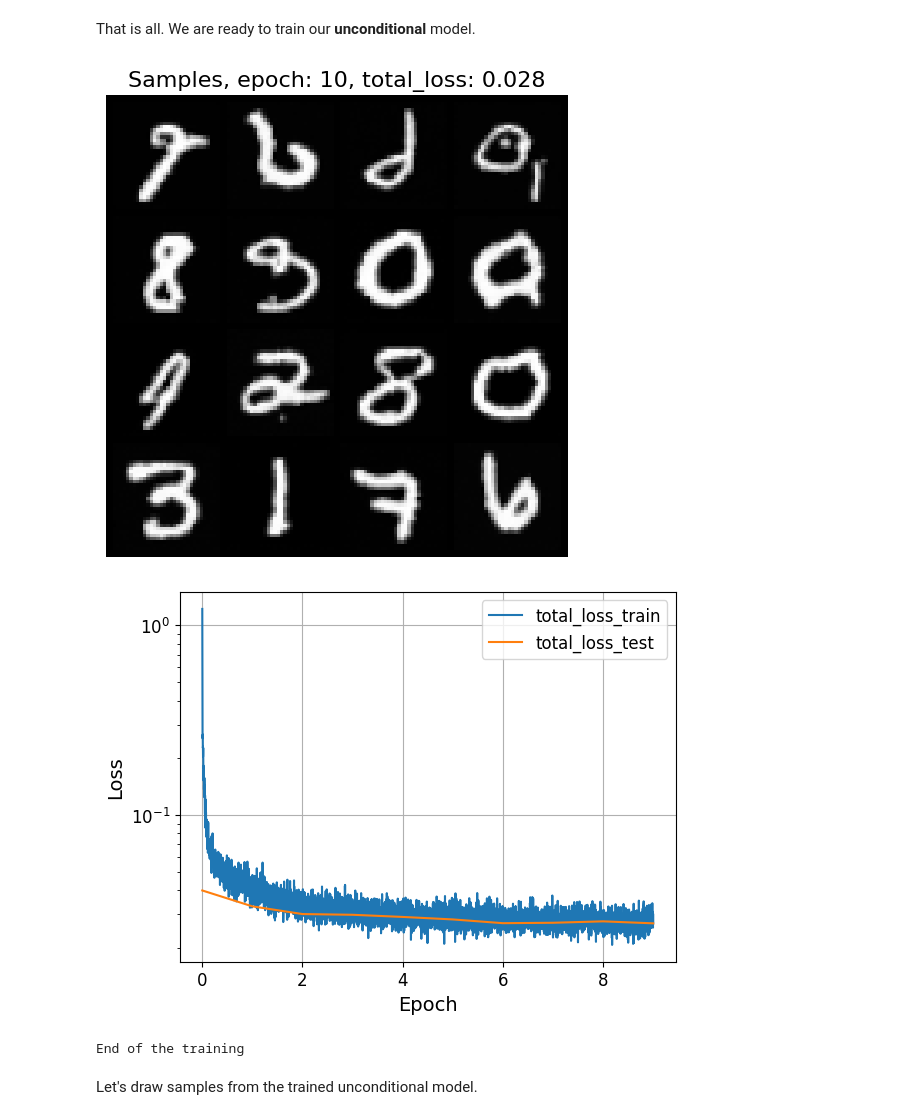
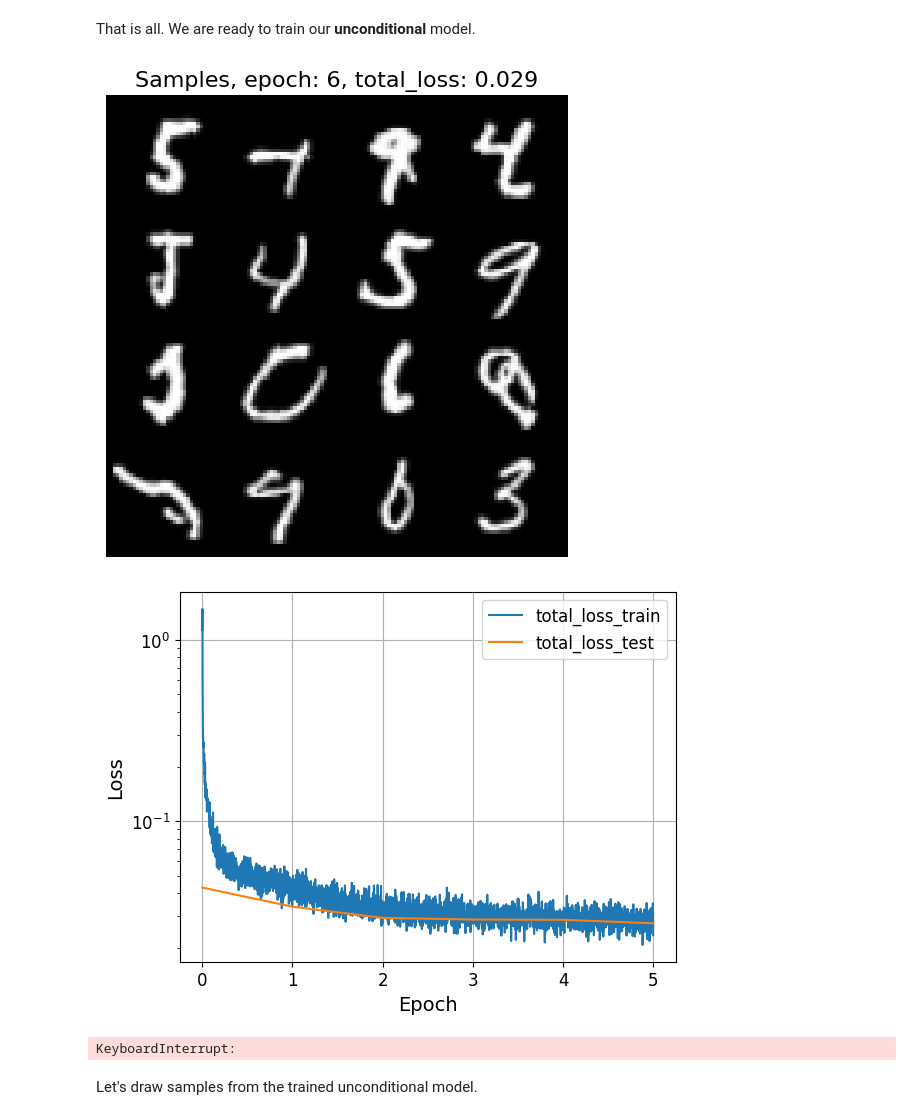
Before and after one commit to Aphelack/2025-DGM-MIPT-YSDA-course, a Jupyter notebook: homeworks/hw5.ipynb, the cells around one changed output. Drawn from its saved outputs; the diff is of its cells as text; code cells hidden in the pictures.

Commit message:
trained unconditional model

```diff
--- a/homeworks/hw5.ipynb
+++ b/homeworks/hw5.ipynb
@@ -1137,49 +1137,51 @@ That is all. We are ready to train our **unconditional** model.
 # ====
 # your code
 # choose these parameters
-BATCH_SIZE =
-LR =
-EPOCHS =
-HIDDEN_CHANNELS =
-CHANNEL_MULTIPLIERS =
-NUM_BLOCKS =
-T =
+BATCH_SIZE = 128
+LR = 3e-4
+EPOCHS = 50
+HIDDEN_CHANNELS = 128
+CHANNEL_MULTIPLIERS = [1, 2, 2, 2]
+NUM_BLOCKS = 2
+T = 1000
 # ====
+
+DEVICE = 'cuda:7'
 
 cond_model = UNet(
     num_timesteps=T,
     num_labels=10,
     hidden_channels=HIDDEN_CHANNELS,
     channel_multipliers=CHANNEL_MULTIPLIERS,
     num_blocks=NUM_BLOCKS
 )
 cond_ddpm = ConditionalDDPM(num_timesteps=T, model=cond_model)
 
 # try your own optimizer/scheduler
 optimizer = torch.optim.AdamW(cond_ddpm.parameters(), lr=LR, weight_decay=0.0001)
 scheduler = torch.optim.lr_scheduler.StepLR(optimizer, step_size=100, gamma=0.9)
 
 # train unconditional mode
-train_loader = data.DataLoader(train_data, batch_size=BATCH_SIZE, shuffle=True)
-test_loader = data.DataLoader(test_data, batch_size=BATCH_SIZE, shuffle=False)
+train_loader = data.DataLoader(train_data, batch_size=BATCH_SIZE, shuffle=True, num_workers=8)
+test_loader = data.DataLoader(test_data, batch_size=BATCH_SIZE, shuffle=False,  num_workers=8)
 train_model(
     cond_ddpm,
     train_loader,
     test_loader,
     epochs=EPOCHS,
     optimizer=optimizer,
     scheduler=scheduler,
     conditional=False,
     device=DEVICE,
     n_samples=16,
     visualize_samples=True, # prabably you would like to turn this off
     logscale_y=True,
 )
 # to save your time you can save the model
 # torch.save(cond_ddpm.state_dict(), "unconditional_ddpm.pth")
 # %% [output]
-[figure, old version]
+[figure, new version]
-[figure, old version]
+[figure, new version]
-End of the training
+KeyboardInterrupt:
 # %% [markdown]
 Let's draw samples from the trained unconditional model.
```
Also changed, not shown: parts of 4 cells of this notebook, 1 other file.
